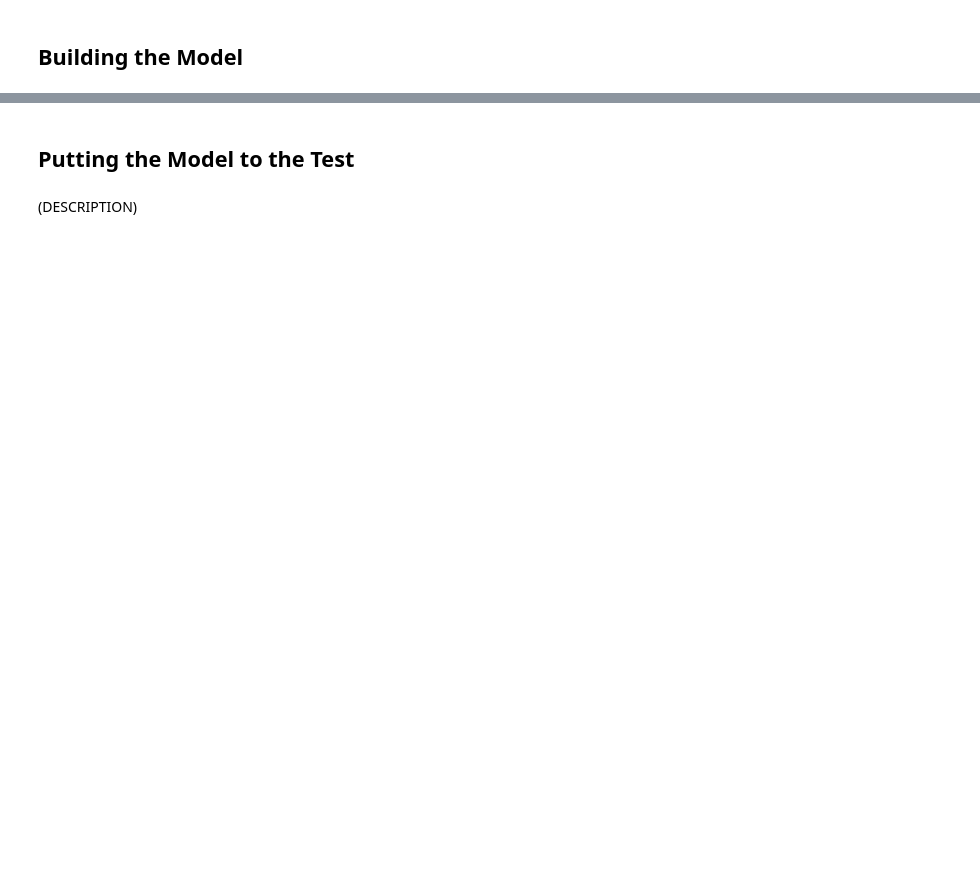
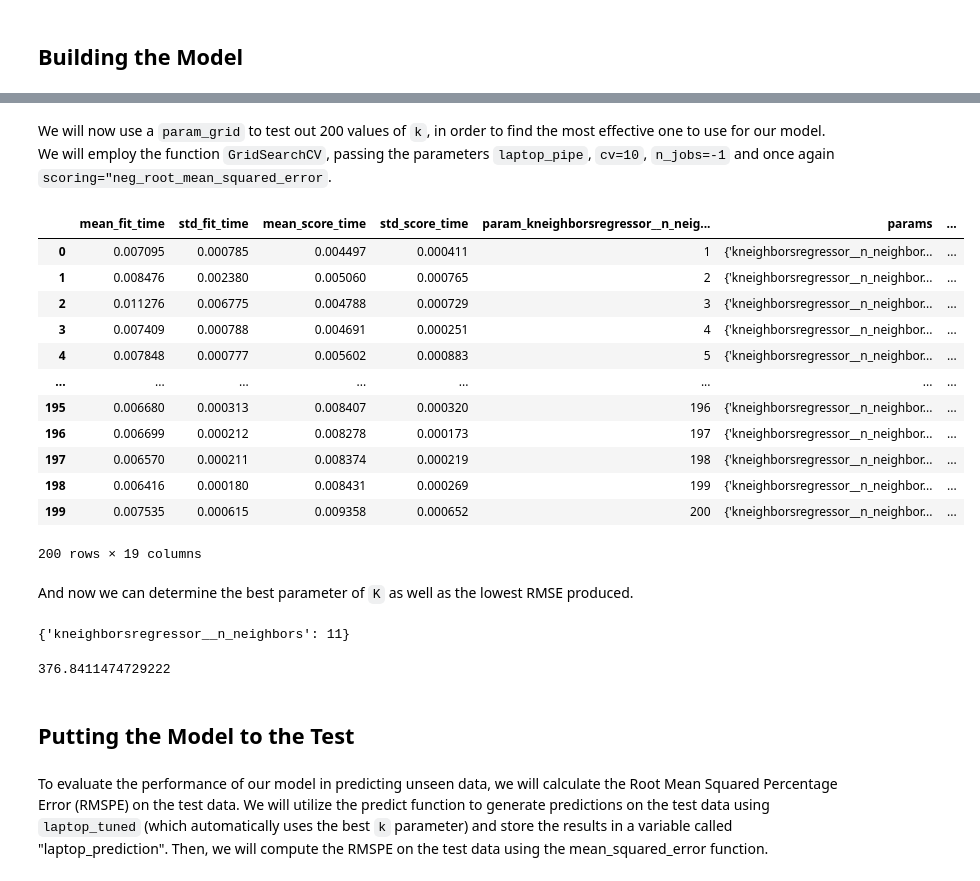
Before and after one commit to fyip3/ds_project, a Jupyter notebook: code/Analysis/Laptop Regressive Price Model.ipynb, the cells around one changed output, grey strips where cells are left out. Saved outputs shown, nothing was run; the diff lists cells and outputs as text; code cells hidden in the pictures; blank space fills up the shorter version.

Commit message:
Model creation+testing
Wrote code and explanations for the creation and testing of the knn model

```diff
--- a/code/Analysis/Laptop Regressive Price Model.ipynb
+++ b/code/Analysis/Laptop Regressive Price Model.ipynb
@@ -121,6 +113,11 @@ laptop_train, laptop_test = train_test_split(
     laptop_data,
     test_size=.25,   # Test data will be a quarter of the full data set, train the rest
 )
+X_train = laptop_train[["ScreenSize_Inches", "Memory_GB", "Storage", "Weight_Kg"]]
+y_train = laptop_train["Price_CAD"]
+
+X_test = laptop_test[["ScreenSize_Inches", "Memory_GB", "Storage", "Weight_Kg"]]
+y_test = laptop_test["Price_CAD"]
 # %%
 laptop_train.head(5)
 # %% [output]
@@ -136,0 +136,16 @@ laptop_train.head(5)
+# %%
+knn=KNeighborsRegressor()
+
+laptop_pipe = make_pipeline(StandardScaler(),knn)
+
+laptop_cv=pd.DataFrame(
+    cross_validate(
+        estimator=laptop_pipe,
+        cv=10,
+        X=X_train,
+        y=y_train,
+        scoring="neg_root_mean_squared_error",
+        return_train_score=True,
+    )
+)
+laptop_cv
@@ -137,4 +164,38 @@ laptop_train.head(5)
+# %% [markdown]
+We will now use a `param_grid` to test out 200 values of `k`, in order to find the most effective one to use for our model. We will employ the function `GridSearchCV`, passing the parameters `laptop_pipe`, `cv=10`, `n_jobs=-1` and once again `scoring="neg_root_mean_squared_error`.
+# %%
+param_grid = {"kneighborsregressor__n_neighbors": range(1, 201, 1)}
+laptop_tuned = GridSearchCV(laptop_pipe, param_grid, cv=10, n_jobs=-1, scoring="neg_root_mean_squared_error")
+laptop_results = pd.DataFrame(laptop_tuned.fit(X_train,y_train).cv_results_)
+laptop_results
+# %% [output]
+|  | mean_fit_time | std_fit_time | mean_score_time | std_score_time | param_kneighborsregressor__n_neig... | params | ... |
+| 0 | 0.007095 | 0.000785 | 0.004497 | 0.000411 | 1 | {'kneighborsregressor__n_neighbor... | ... |
+| 1 | 0.008476 | 0.002380 | 0.005060 | 0.000765 | 2 | {'kneighborsregressor__n_neighbor... | ... |
+| 2 | 0.011276 | 0.006775 | 0.004788 | 0.000729 | 3 | {'kneighborsregressor__n_neighbor... | ... |
+| 3 | 0.007409 | 0.000788 | 0.004691 | 0.000251 | 4 | {'kneighborsregressor__n_neighbor... | ... |
+| 4 | 0.007848 | 0.000777 | 0.005602 | 0.000883 | 5 | {'kneighborsregressor__n_neighbor... | ... |
+| ... | ... | ... | ... | ... | ... | ... | ... |
+| 195 | 0.006680 | 0.000313 | 0.008407 | 0.000320 | 196 | {'kneighborsregressor__n_neighbor... | ... |
+| 196 | 0.006699 | 0.000212 | 0.008278 | 0.000173 | 197 | {'kneighborsregressor__n_neighbor... | ... |
+| 197 | 0.006570 | 0.000211 | 0.008374 | 0.000219 | 198 | {'kneighborsregressor__n_neighbor... | ... |
+| 198 | 0.006416 | 0.000180 | 0.008431 | 0.000269 | 199 | {'kneighborsregressor__n_neighbor... | ... |
+| 199 | 0.007535 | 0.000615 | 0.009358 | 0.000652 | 200 | {'kneighborsregressor__n_neighbor... | ... |
+200 rows × 19 columns
+# %% [markdown]
+And now we can determine the best parameter of `K` as well as the lowest RMSE produced.
+# %%
+laptop_param = laptop_tuned.best_params_
+laptop_RMSE = -laptop_tuned.best_score_
+
+laptop_param
+# %% [output]
+{'kneighborsregressor__n_neighbors': 11}
+# %%
+laptop_RMSE
+# %% [output]
+376.8411474729222
 # %% [markdown]
 ## Putting the Model to the Test
 # %% [markdown]
-(DESCRIPTION)
+To evaluate the performance of our model in predicting unseen data, we will calculate the Root Mean Squared Percentage Error (RMSPE) on the test data. We will utilize the predict function to generate predictions on the test data using `laptop_tuned` (which automatically uses the best `k` parameter) and store the results in a variable called "laptop_prediction". Then, we will compute the RMSPE on the test data using the mean_squared_error function.
```
Also changed, not shown: parts of 8 cells of this notebook.
